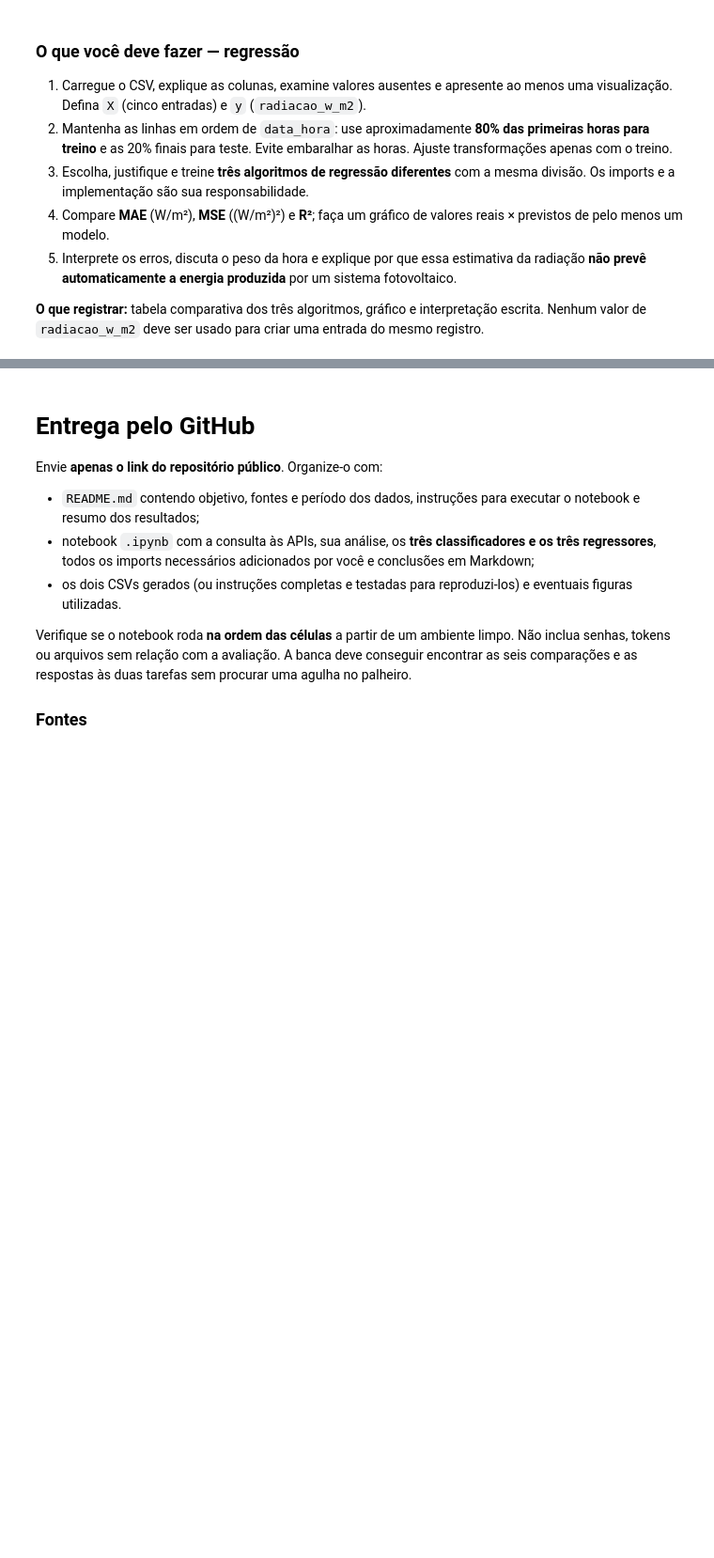
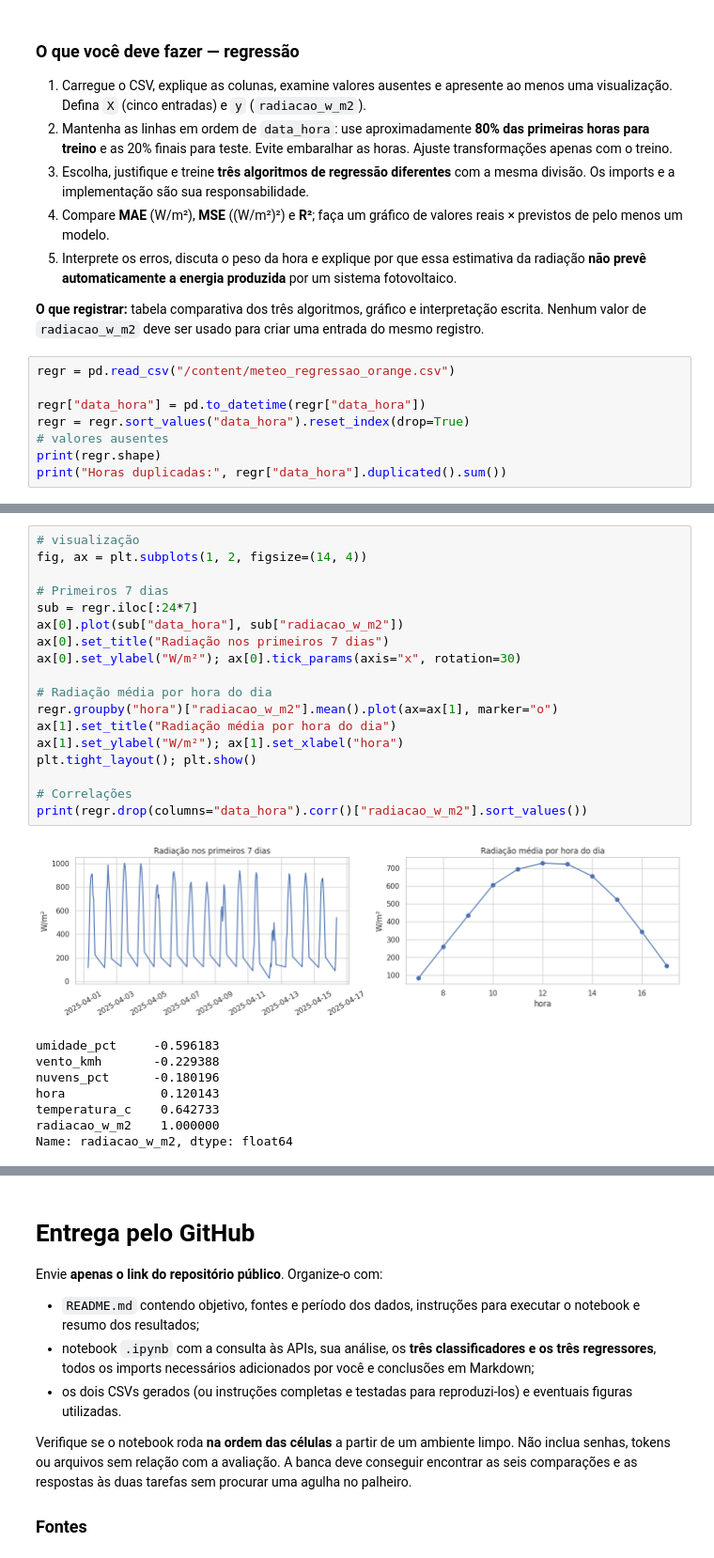
Before and after one commit to ThiagoCalazansLuzNakano/CP_2_Soluces_Renovaveis, a Jupyter notebook: Aula_APIs_Energia_Renovavel_ML.ipynb, the cells around one changed output, grey strips where cells are left out. Shown at 94% size. Drawn from its saved outputs; the diff is of its cells as text; blank space fills up the shorter version.

```diff
--- a/Aula_APIs_Energia_Renovavel_ML.ipynb
+++ b/Aula_APIs_Energia_Renovavel_ML.ipynb
@@ -228,3 +378,11 @@ print("Salvo: meteo_regressao_orange.csv")
 5. Interprete os erros, discuta o peso da hora e explique por que essa estimativa da radiação **não prevê automaticamente a energia produzida** por um sistema fotovoltaico.
 
 **O que registrar:** tabela comparativa dos três algoritmos, gráfico e interpretação escrita. Nenhum valor de `radiacao_w_m2` deve ser usado para criar uma entrada do mesmo registro.
+# %%
+regr = pd.read_csv("/content/meteo_regressao_orange.csv")
+
+regr["data_hora"] = pd.to_datetime(regr["data_hora"])
+regr = regr.sort_values("data_hora").reset_index(drop=True)
+# valores ausentes
+print(regr.shape)
+print("Horas duplicadas:", regr["data_hora"].duplicated().sum())
@@ -230,0 +402,27 @@ print("Salvo: meteo_regressao_orange.csv")
+# %%
+# visualização
+fig, ax = plt.subplots(1, 2, figsize=(14, 4))
+
+# Primeiros 7 dias
+sub = regr.iloc[:24*7]
+ax[0].plot(sub["data_hora"], sub["radiacao_w_m2"])
+ax[0].set_title("Radiação nos primeiros 7 dias")
+ax[0].set_ylabel("W/m²"); ax[0].tick_params(axis="x", rotation=30)
+
+# Radiação média por hora do dia
+regr.groupby("hora")["radiacao_w_m2"].mean().plot(ax=ax[1], marker="o")
+ax[1].set_title("Radiação média por hora do dia")
+ax[1].set_ylabel("W/m²"); ax[1].set_xlabel("hora")
+plt.tight_layout(); plt.show()
+
+# Correlações
+print(regr.drop(columns="data_hora").corr()["radiacao_w_m2"].sort_values())
+# %% [output]
+[figure, added]
+umidade_pct     -0.596183
+vento_kmh       -0.229388
+nuvens_pct      -0.180196
+hora             0.120143
+temperatura_c    0.642733
+radiacao_w_m2    1.000000
+Name: radiacao_w_m2, dtype: float64
```
Also changed, not shown: parts of 27 cells of this notebook.
